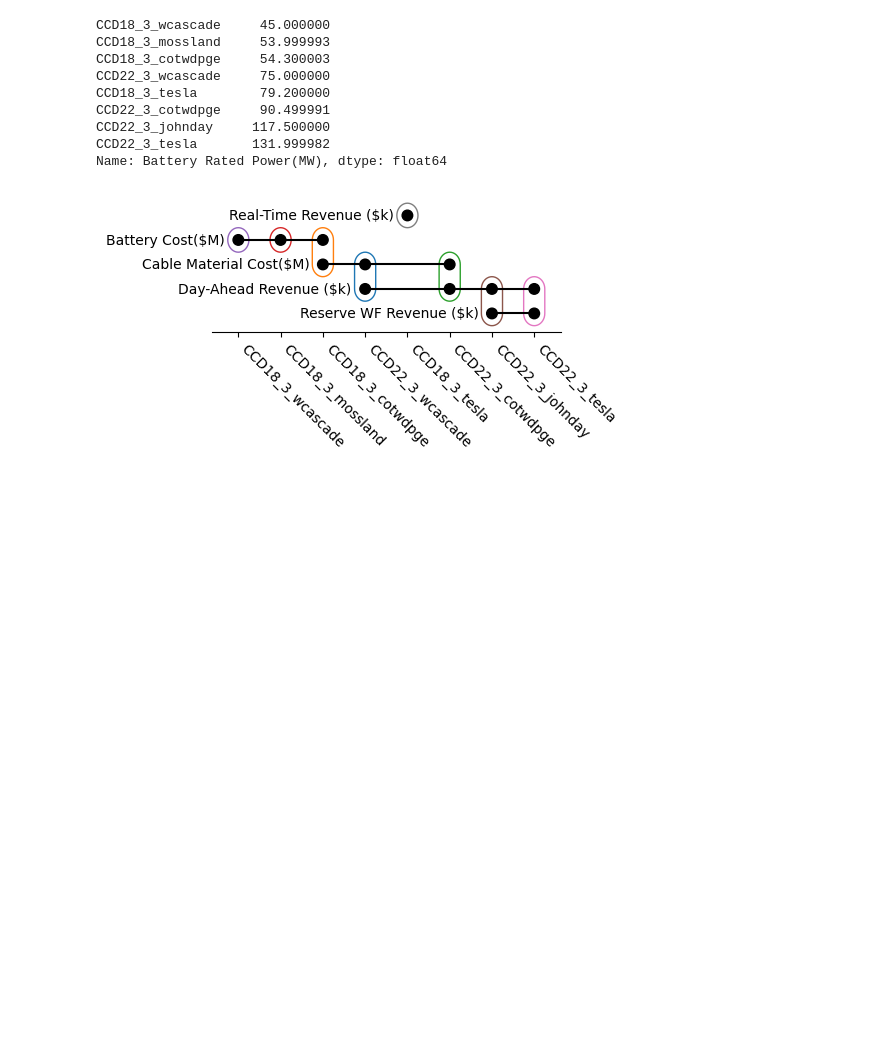
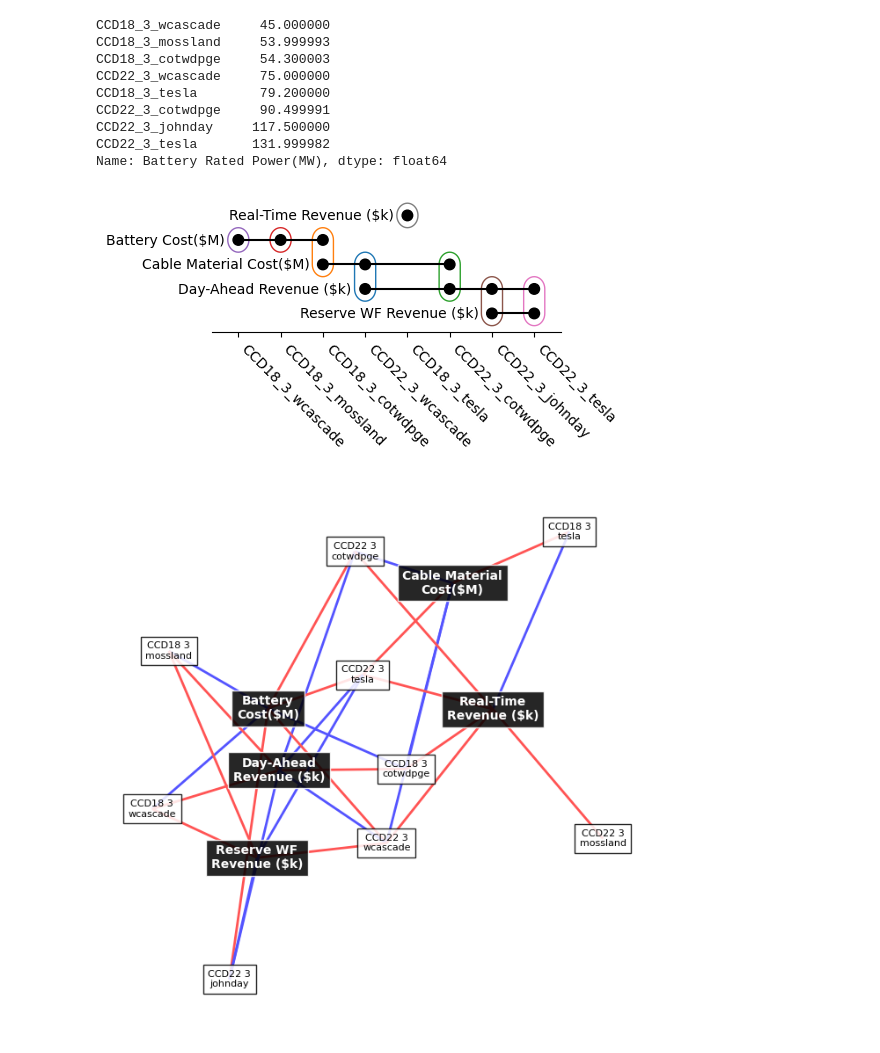
Before and after one commit to pnnl/pyMOODS, a Jupyter notebook: notebooks/Paper Figures.ipynb, the cells around one changed output. Drawn from its saved outputs; the diff is of its cells as text; code cells hidden in the pictures; blank space fills up the shorter version.

```diff
--- a/notebooks/Paper Figures.ipynb
+++ b/notebooks/Paper Figures.ipynb
@@ -153,3 +168,12 @@ CCD22_3_johnday     117.500000
 CCD22_3_tesla       131.999982
 Name: Battery Rated Power(MW), dtype: float64
 [figure]
+# %%
+create_tradeoff_lattice()\
+    .plot_tradeoff_lattice(
+        labels={**xlabels, **ylabels},
+        layout=tl.nx.kamada_kawai_layout
+        # layout_kwargs=dict(prog='neato')
+    )
+# %% [output]
+[figure, added]
```
Also changed, not shown: parts of 5 cells of this notebook, 1 other file.
